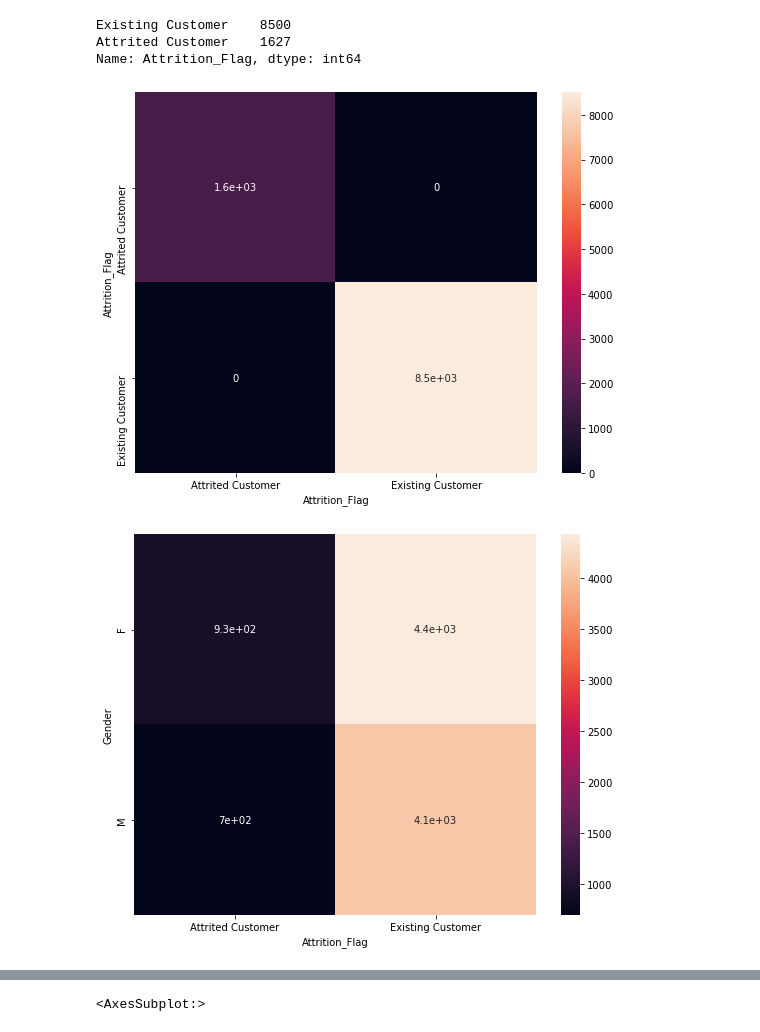
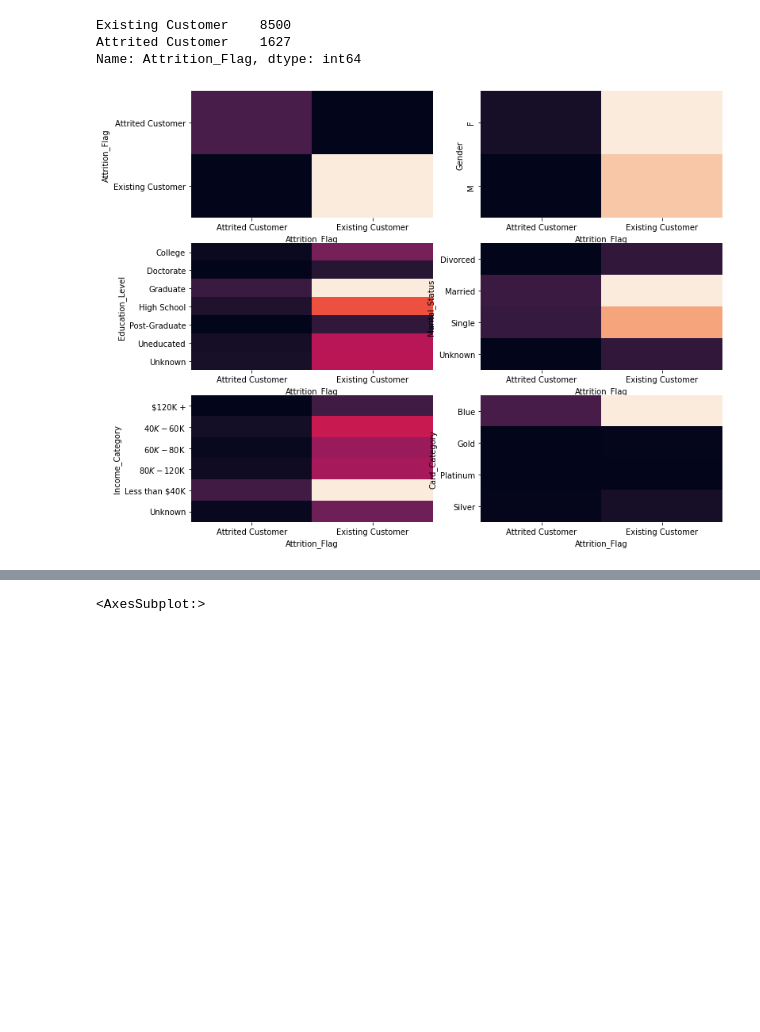
Before and after one commit to Kidchris/Lesson, a Jupyter notebook: bankChurners.ipynb, the cells around one changed output, grey strips where cells are left out. Drawn from its saved outputs; the diff is of its cells as text; code cells hidden in the pictures; blank space fills up the shorter version.

```diff
--- a/bankChurners.ipynb
+++ b/bankChurners.ipynb
@@ -1,7 +1,9 @@
 # %%
 import pandas as pd
+import warnings as war
 
-data = pd.read_csv('pratices/BankChurners.csv')
+war.filterwarnings("ignore")
+data = pd.read_csv('BankChurners.csv')
 pd.set_option('display.max_columns', 24)
 data.rename(columns={"Naive_Bayes_Classifier_Attrition_Flag_Card_Category_Contacts_Count_12_mon_Dependent_count_Education_Level_Months_Inactive_12_mon_1": 'n_flag_1',
 "Naive_Bayes_Classifier_Attrition_Flag_Card_Category_Contacts_Count_12_mon_Dependent_count_Education_Level_Months_Inactive_12_mon_2" : "n_flag_2" }, inplace=True)
@@ -23,10 +25,11 @@ Name: Attrition_Flag, dtype: int64
 # %%
 import seaborn as sns
 import matplotlib.pyplot as plt
+plt.figure(figsize=(12,10))
+num = len(data.select_dtypes('object').columns)
 
-for i in data.select_dtypes('object'):
-    x = plt.figure(figsize=(9,7))
-    sns.heatmap(pd.crosstab(data[i], data['Attrition_Flag']), annot=True)
+for i, numero in zip(data.select_dtypes('object'), range(1, num+1)):
+    plt.subplot(num/2, 2, numero)
+    sns.heatmap(pd.crosstab(data[i], data['Attrition_Flag']), cbar=False)
 # %% [output]
-[figure, old version]
+[figure, new version]
-[figure, removed]
```
Also changed, not shown: parts of 4 cells of this notebook, 1 other file.
